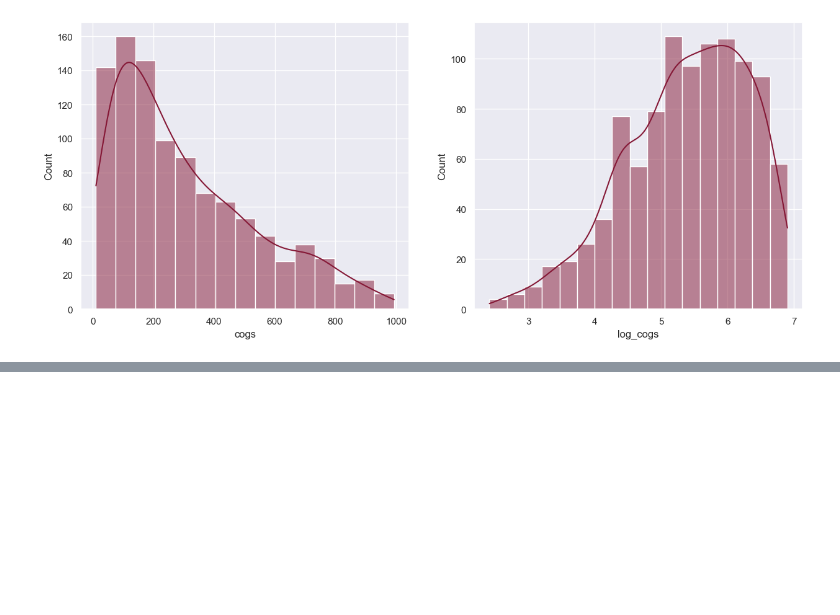
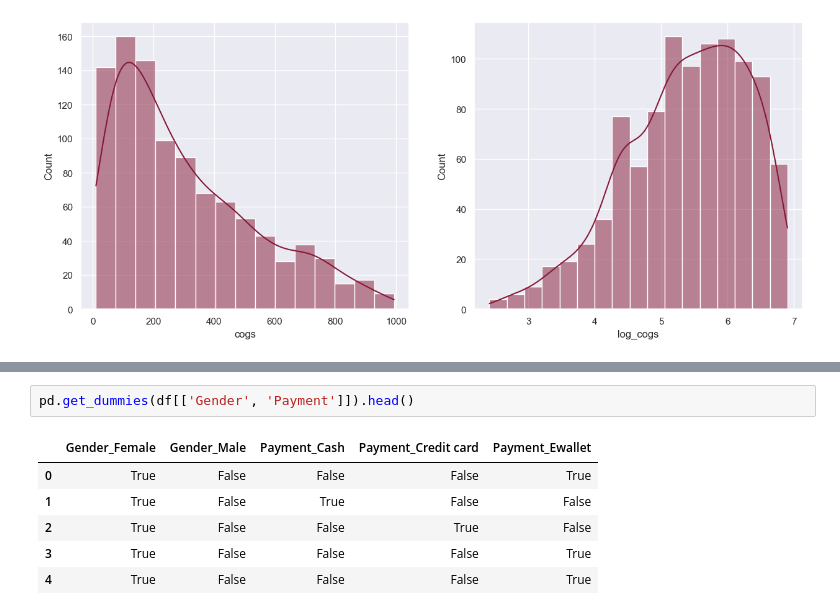
Before and after one commit to crdcamp/ml-learning-linear-regression-feature-engineering, a Jupyter notebook: feature_engineering_intro.ipynb, the cells around one changed output, grey strips where cells are left out. Drawn from its saved outputs; the diff is of its cells as text; blank space fills up the shorter version.

```diff
--- a/feature_engineering_intro.ipynb
+++ b/feature_engineering_intro.ipynb
@@ -187,0 +228,9 @@ sns.histplot(df['log_cogs'], ax=ax2, kde=True)
+# %%
+pd.get_dummies(df[['Gender', 'Payment']]).head()
+# %% [output]
+|  | Gender_Female | Gender_Male | Payment_Cash | Payment_Credit card | Payment_Ewallet |
+| 0 | True | False | False | False | True |
+| 1 | True | False | True | False | False |
+| 2 | True | False | False | True | False |
+| 3 | True | False | False | False | True |
+| 4 | True | False | False | False | True |
```
Also changed, not shown: parts of 13 cells of this notebook.
